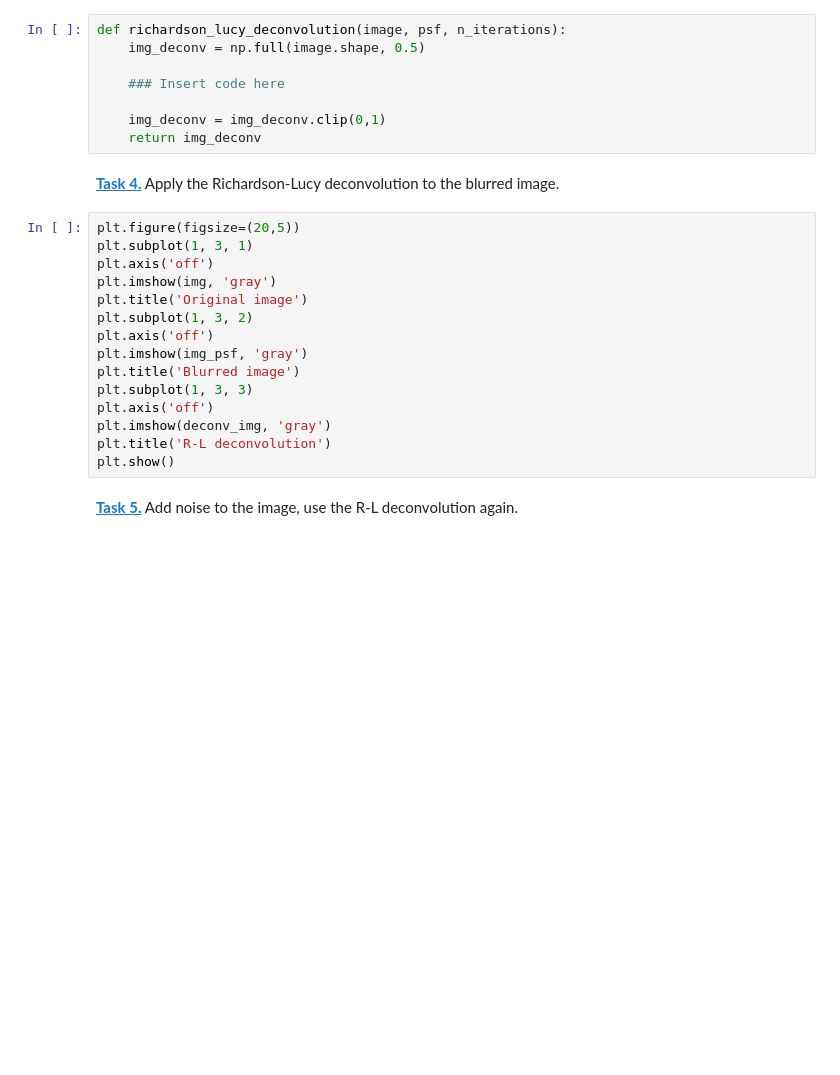
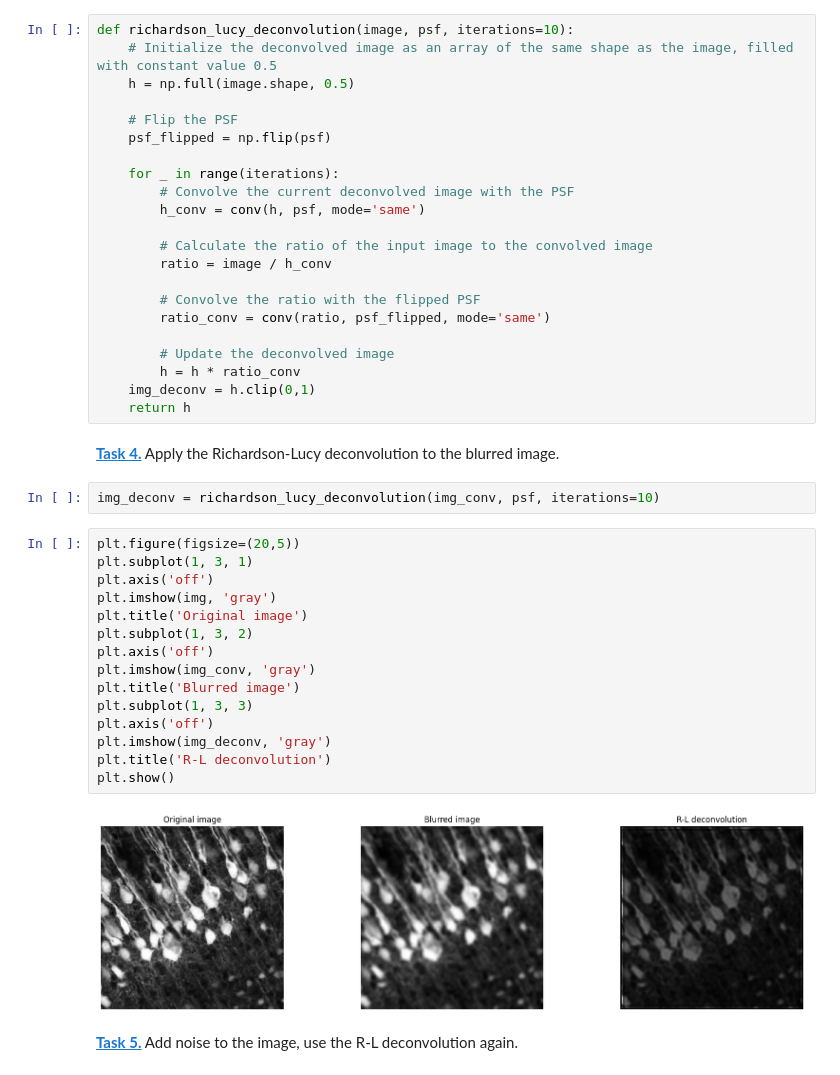
Before and after one commit to UweBuchwaldo/BioinfoRohr, a Jupyter notebook: deconvolution.ipynb, the cells around one changed output. Drawn from its saved outputs; the diff is of its cells as text; blank space fills up the shorter version.

```diff
--- a/deconvolution.ipynb
+++ b/deconvolution.ipynb
@@ -40,30 +57,48 @@ Apply the second psf to the image:
 # %% [markdown]
 **[Task 3.]()** Implement a reusable function that performs the Richardson-Lucy deconvolution.
-# %%
-def richardson_lucy_deconvolution(image, psf, n_iterations):
-    img_deconv = np.full(image.shape, 0.5)
-
-    ### Insert code here
-
-    img_deconv = img_deconv.clip(0,1)
-    return img_deconv
+# %%
+def richardson_lucy_deconvolution(image, psf, iterations=10):
+    # Initialize the deconvolved image as an array of the same shape as the image, filled with constant value 0.5
+    h = np.full(image.shape, 0.5)
+
+    # Flip the PSF
+    psf_flipped = np.flip(psf)
+
+    for _ in range(iterations):
+        # Convolve the current deconvolved image with the PSF
+        h_conv = conv(h, psf, mode='same')
+
+        # Calculate the ratio of the input image to the convolved image
+        ratio = image / h_conv
+
+        # Convolve the ratio with the flipped PSF
+        ratio_conv = conv(ratio, psf_flipped, mode='same')
+
+        # Update the deconvolved image
+        h = h * ratio_conv
+    img_deconv = h.clip(0,1)
+    return h
 # %% [markdown]
 **[Task 4.]()** Apply the Richardson-Lucy deconvolution to the blurred image.
+# %%
+img_deconv = richardson_lucy_deconvolution(img_conv, psf, iterations=10)
 # %%
 plt.figure(figsize=(20,5))
 plt.subplot(1, 3, 1)
 plt.axis('off')
 plt.imshow(img, 'gray')
 plt.title('Original image')
 plt.subplot(1, 3, 2)
 plt.axis('off')
-plt.imshow(img_psf, 'gray')
+plt.imshow(img_conv, 'gray')
 plt.title('Blurred image')
 plt.subplot(1, 3, 3)
 plt.axis('off')
-plt.imshow(deconv_img, 'gray')
+plt.imshow(img_deconv, 'gray')
 plt.title('R-L deconvolution')
 plt.show()
+# %% [output]
+[figure, added]
 # %% [markdown]
 **[Task 5.]()** Add noise to the image, use the R-L deconvolution again.
 # %%
```
Also changed, not shown: parts of 9 cells of this notebook.
